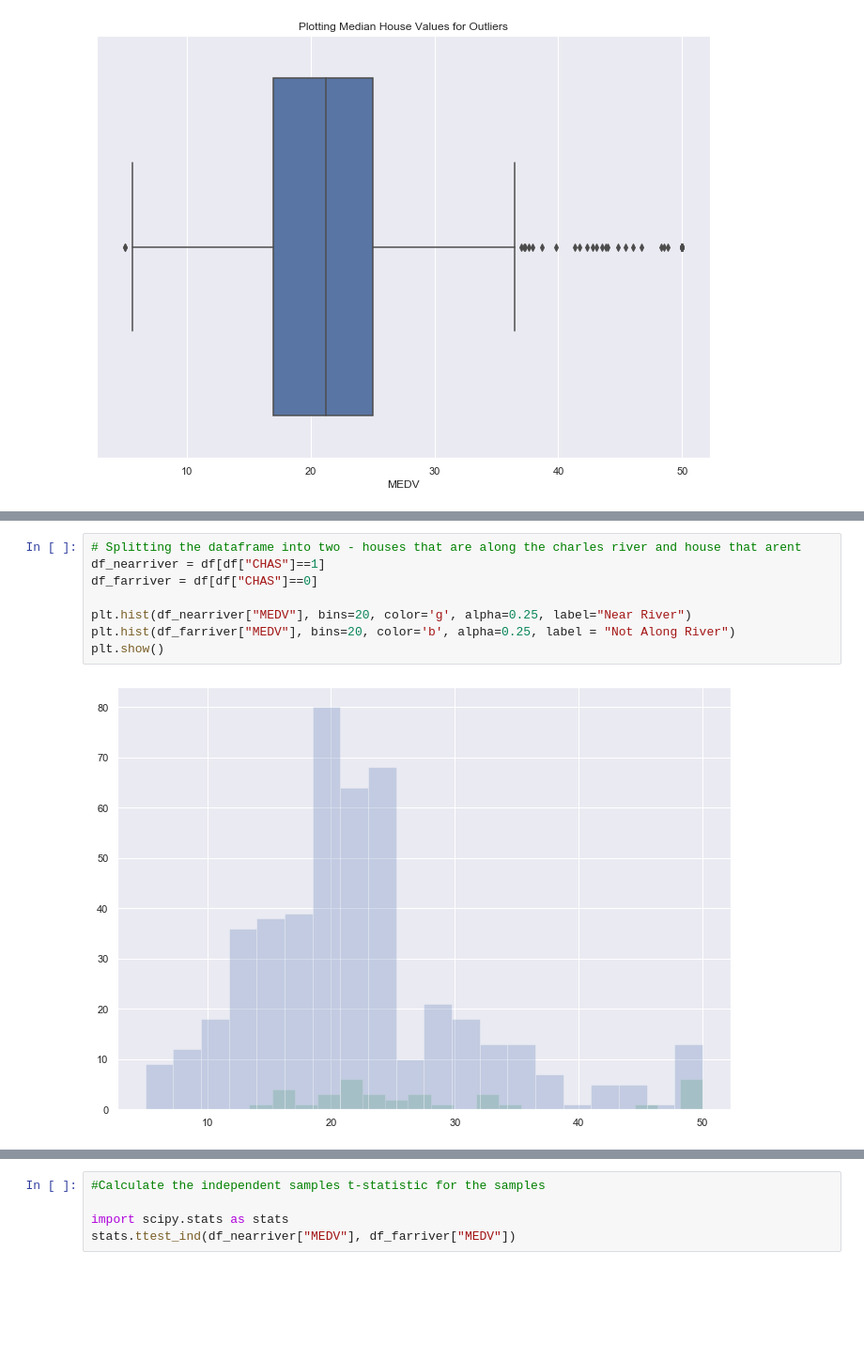
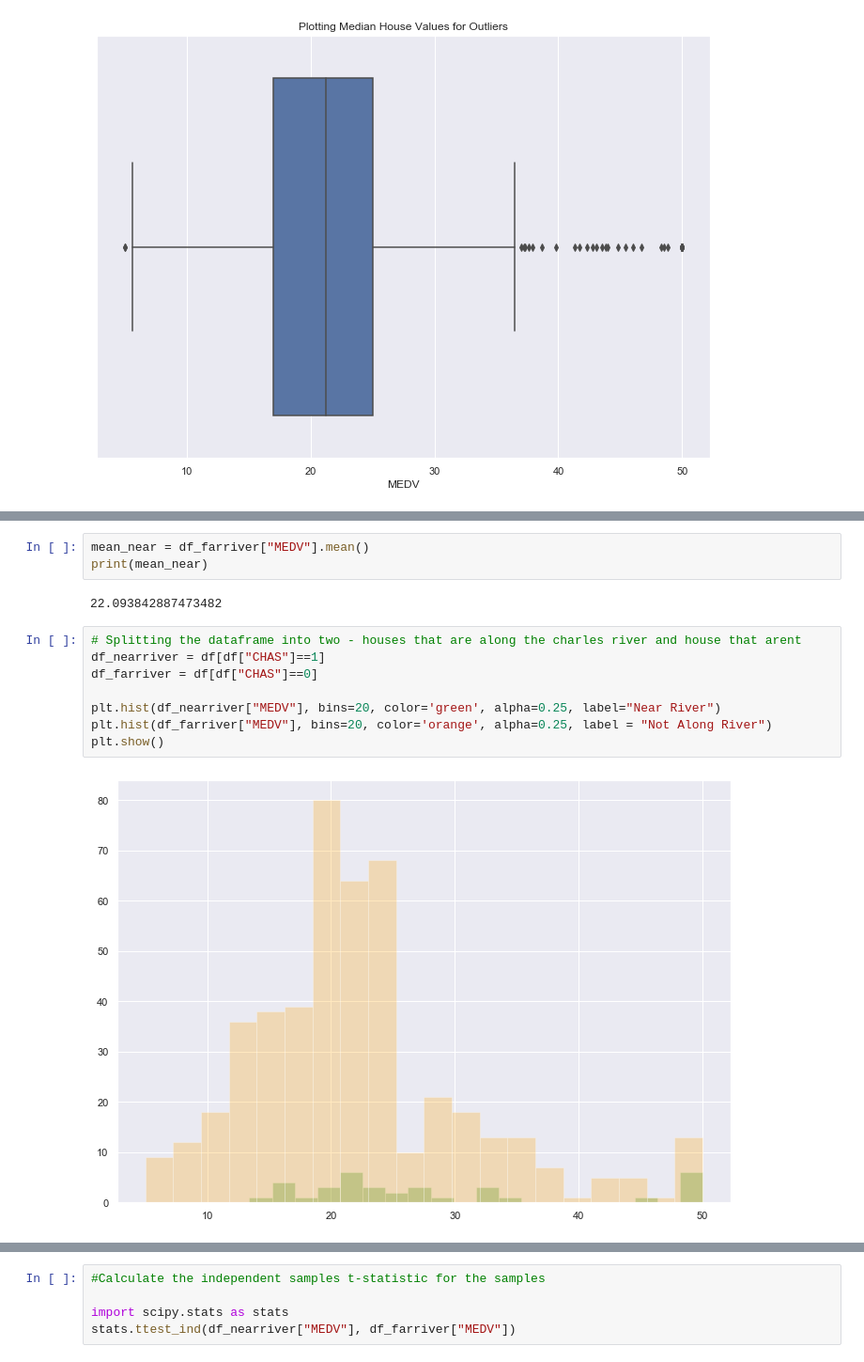
Before and after one commit to ClaireDrummond/MachineLearnStats-Project, a Jupyter notebook: BostonHousePrices.ipynb, the cells around one changed output, grey strips where cells are left out. Shown at 94% size. Drawn from its saved outputs; the diff is of its cells as text; blank space fills up the shorter version.

```diff
--- a/BostonHousePrices.ipynb
+++ b/BostonHousePrices.ipynb
@@ -382,10 +396,15 @@ ax = sns.boxplot(x=df["MEDV"]).set_title('Plotting Median House Values for Outli
+# %%
+mean_near = df_farriver["MEDV"].mean()
+print(mean_near)
+# %% [output]
+22.093842887473482
 # %%
 # Splitting the dataframe into two - houses that are along the charles river and house that arent
 df_nearriver = df[df["CHAS"]==1]
 df_farriver = df[df["CHAS"]==0]
 
-plt.hist(df_nearriver["MEDV"], bins=20, color='g', alpha=0.25, label="Near River")
-plt.hist(df_farriver["MEDV"], bins=20, color='b', alpha=0.25, label = "Not Along River")
+plt.hist(df_nearriver["MEDV"], bins=20, color='green', alpha=0.25, label="Near River")
+plt.hist(df_farriver["MEDV"], bins=20, color='orange', alpha=0.25, label = "Not Along River")
 plt.show()
 # %% [output]
-[figure, old version]
+[figure, new version]
```
Also changed, not shown: parts of 11 cells of this notebook.
